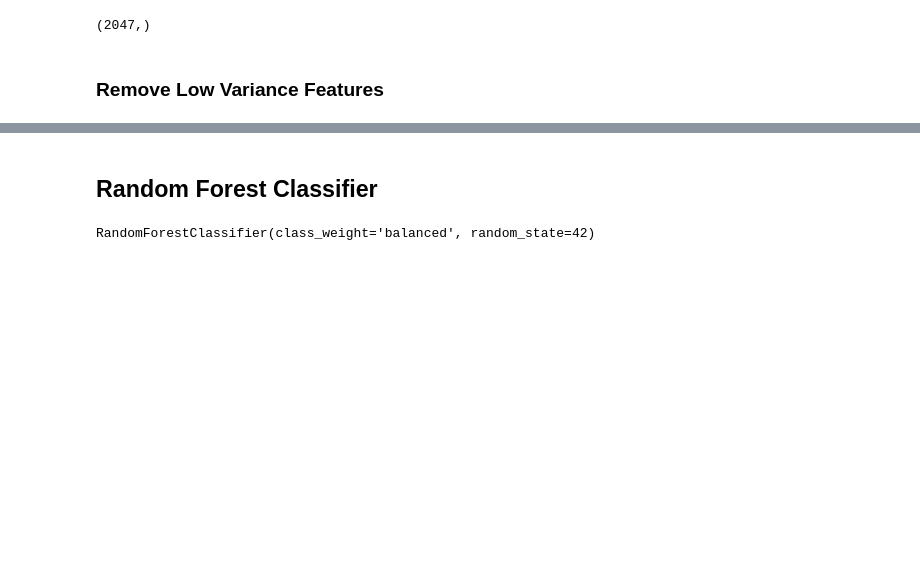
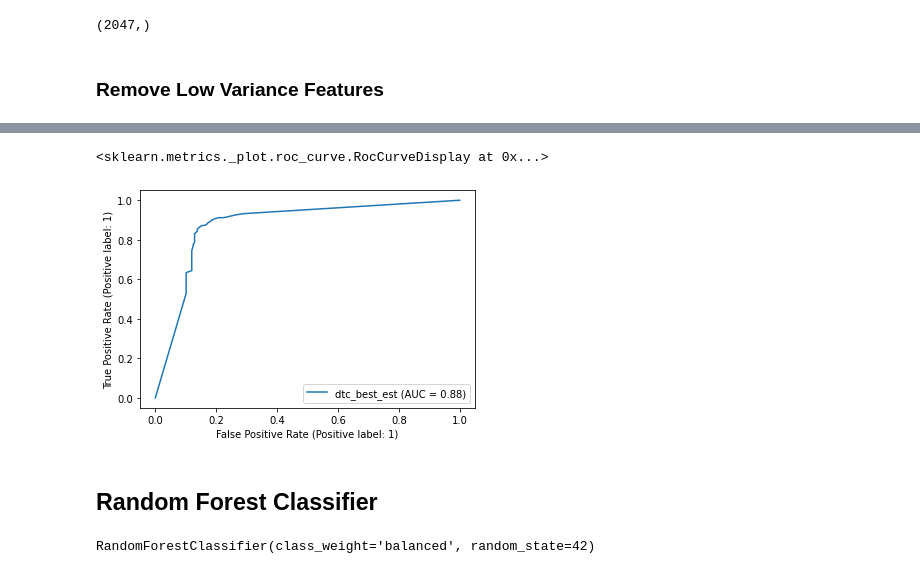
Before and after one commit to brooke57/TKR_FLT3_Drug_Discovery, a Jupyter notebook: Drug_Discovery_Modeling.ipynb, the cells around one changed output, grey strips where cells are left out. Cells and saved outputs as stored; diff of their text form; code cells hidden in the pictures; blank space fills up the shorter version.

```diff
--- a/Drug_Discovery_Modeling.ipynb
+++ b/Drug_Discovery_Modeling.ipynb
@@ -131,3 +213,8 @@ y_tr.shape
+# %%
+plot_roc_curve(dtc_best_est, X_te, y_te, name='dtc_best_est')
+# %% [output]
+<sklearn.metrics._plot.roc_curve.RocCurveDisplay at 0x...>
+[figure, added]
 # %% [markdown]
 ## **Random Forest Classifier**
 # %%
```
Also changed, not shown: parts of 28 cells of this notebook.
